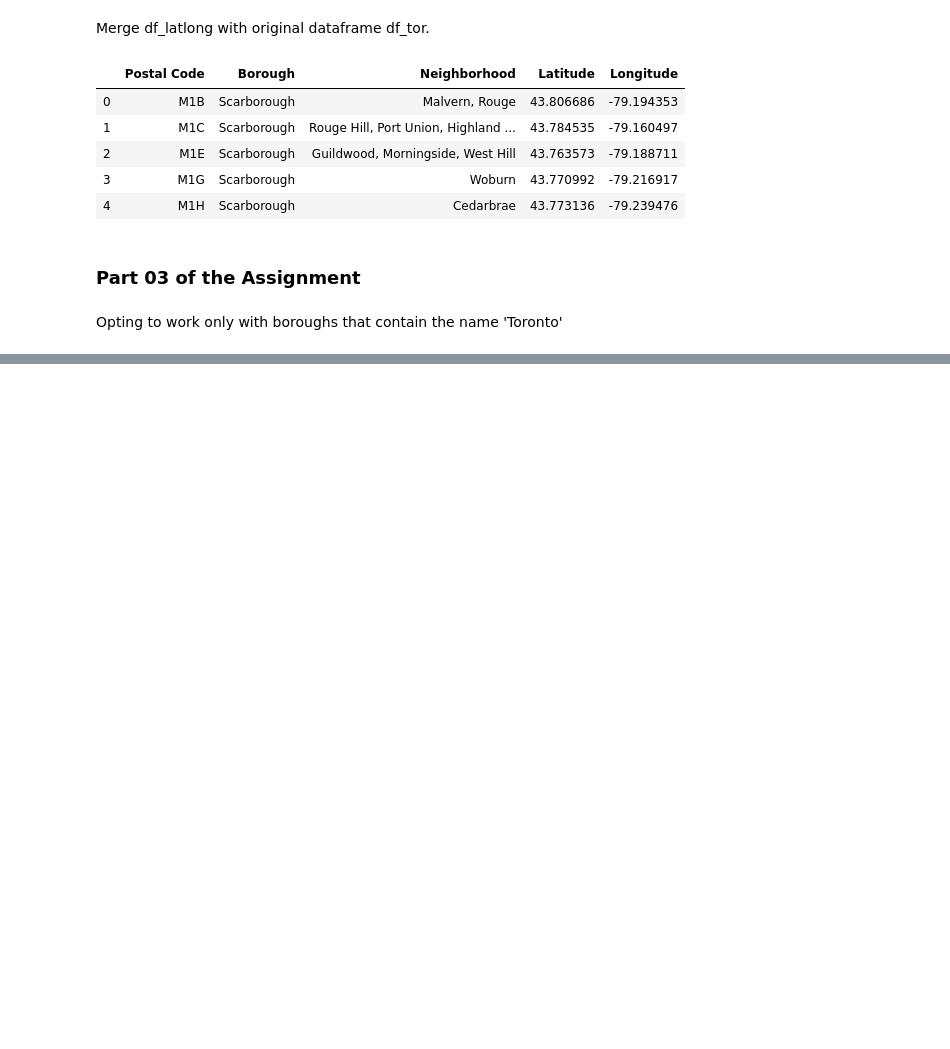
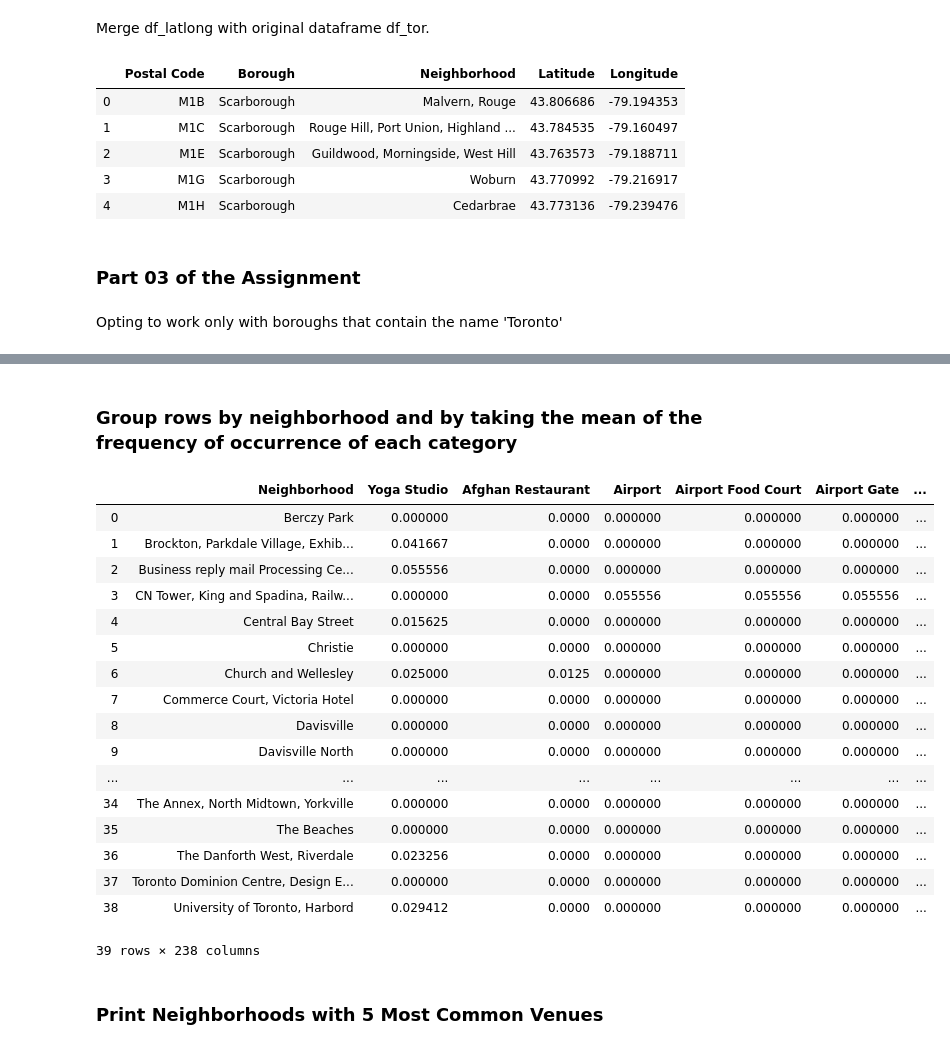
Before and after one commit to stryder-one/Coursera_Capstone, a Jupyter notebook: toronto_part1.ipynb, the cells around one changed output, grey strips where cells are left out. Drawn from its saved outputs; the diff is of its cells as text; code cells hidden in the pictures; blank space fills up the shorter version.

```diff
--- a/toronto_part1.ipynb
+++ b/toronto_part1.ipynb
@@ -90,0 +215,3 @@ Opting to work only with boroughs that contain the name 'Toronto'
+# %%
+# get the result to a json file
+results = requests.get(url).json()
@@ -90,0 +229,15 @@ Opting to work only with boroughs that contain the name 'Toronto'
+# %%
+venues = results['response']['groups'][0]['items']
+nearby_venues = json_normalize(venues) # flatten JSON
+
+# filter columns
+filtered_columns = ['venue.name', 'venue.categories', 'venue.location.lat', 'venue.location.lng']
+nearby_venues =nearby_venues.loc[:, filtered_columns]
+
+# filter the category for each row
+nearby_venues['venue.categories'] = nearby_venues.apply(get_category_type, axis=1)
+
+# clean columns
+nearby_venues.columns = [col.split(".")[-1] for col in nearby_venues.columns]
+
+nearby_venues
@@ -90,0 +308,6 @@ Opting to work only with boroughs that contain the name 'Toronto'
+# %%
+tor_venues = getNearbyVenues(names=df_tor_filter['Neighborhood'],
+                                   latitudes=df_tor_filter['Latitude'],
+                                   longitudes=df_tor_filter['Longitude'])
+
+tor_venues.head(5)
@@ -90,0 +335,12 @@ Opting to work only with boroughs that contain the name 'Toronto'
+# %%
+# one hot encoding
+tor_onehot = pd.get_dummies(tor_venues[['Venue Category']], prefix="", prefix_sep="")
+
+# add neighborhood column back to dataframe
+tor_onehot['Neighborhood'] = tor_venues['Neighborhood']
+
+# move neighborhood column to the first column
+fixed_columns = [tor_onehot.columns[-1]] + list(tor_onehot.columns[:-1])
+tor_onehot = tor_onehot[fixed_columns]
+
+tor_onehot.head()
@@ -90,0 +355,26 @@ Opting to work only with boroughs that contain the name 'Toronto'
+# %% [markdown]
+### Group rows by neighborhood and by taking the mean of the frequency of occurrence of each category
+# %%
+tor_grouped = tor_onehot.groupby('Neighborhood').mean().reset_index()
+tor_grouped
+# %% [output]
+|  | Neighborhood | Yoga Studio | Afghan Restaurant | Airport | Airport Food Court | Airport Gate | ... |
+| 0 | Berczy Park | 0.000000 | 0.0000 | 0.000000 | 0.000000 | 0.000000 | ... |
+| 1 | Brockton, Parkdale Village, Exhib... | 0.041667 | 0.0000 | 0.000000 | 0.000000 | 0.000000 | ... |
+| 2 | Business reply mail Processing Ce... | 0.055556 | 0.0000 | 0.000000 | 0.000000 | 0.000000 | ... |
+| 3 | CN Tower, King and Spadina, Railw... | 0.000000 | 0.0000 | 0.055556 | 0.055556 | 0.055556 | ... |
+| 4 | Central Bay Street | 0.015625 | 0.0000 | 0.000000 | 0.000000 | 0.000000 | ... |
+| 5 | Christie | 0.000000 | 0.0000 | 0.000000 | 0.000000 | 0.000000 | ... |
+| 6 | Church and Wellesley | 0.025000 | 0.0125 | 0.000000 | 0.000000 | 0.000000 | ... |
+| 7 | Commerce Court, Victoria Hotel | 0.000000 | 0.0000 | 0.000000 | 0.000000 | 0.000000 | ... |
+| 8 | Davisville | 0.000000 | 0.0000 | 0.000000 | 0.000000 | 0.000000 | ... |
+| 9 | Davisville North | 0.000000 | 0.0000 | 0.000000 | 0.000000 | 0.000000 | ... |
+| ... | ... | ... | ... | ... | ... | ... | ... |
+| 34 | The Annex, North Midtown, Yorkville | 0.000000 | 0.0000 | 0.000000 | 0.000000 | 0.000000 | ... |
+| 35 | The Beaches | 0.000000 | 0.0000 | 0.000000 | 0.000000 | 0.000000 | ... |
+| 36 | The Danforth West, Riverdale | 0.023256 | 0.0000 | 0.000000 | 0.000000 | 0.000000 | ... |
+| 37 | Toronto Dominion Centre, Design E... | 0.000000 | 0.0000 | 0.000000 | 0.000000 | 0.000000 | ... |
+| 38 | University of Toronto, Harbord | 0.029412 | 0.0000 | 0.000000 | 0.000000 | 0.000000 | ... |
+39 rows × 238 columns
+# %% [markdown]
+### Print Neighborhoods with 5 Most Common Venues
```
Also changed, not shown: parts of 39 cells of this notebook.
